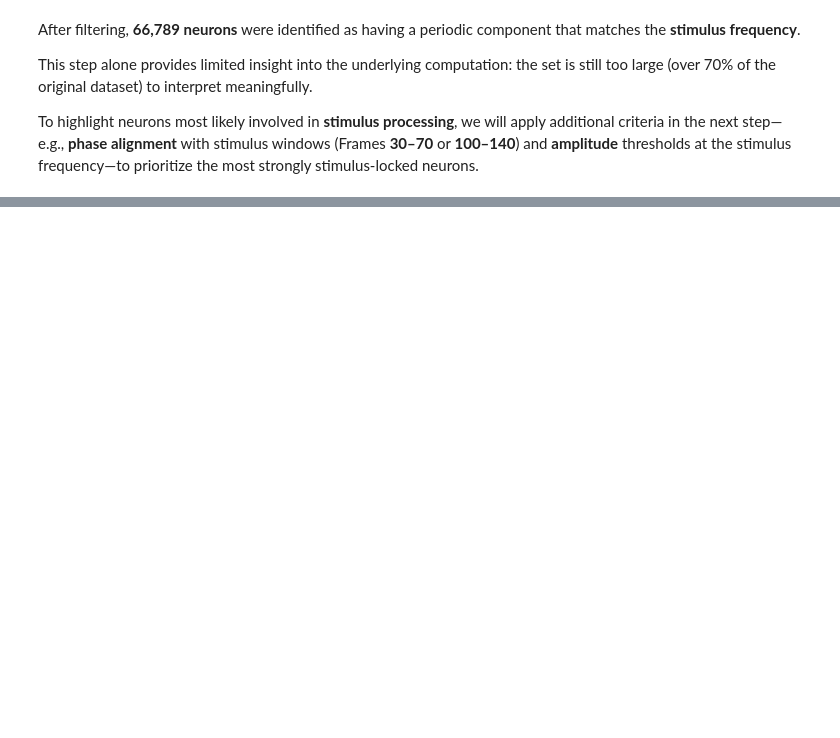
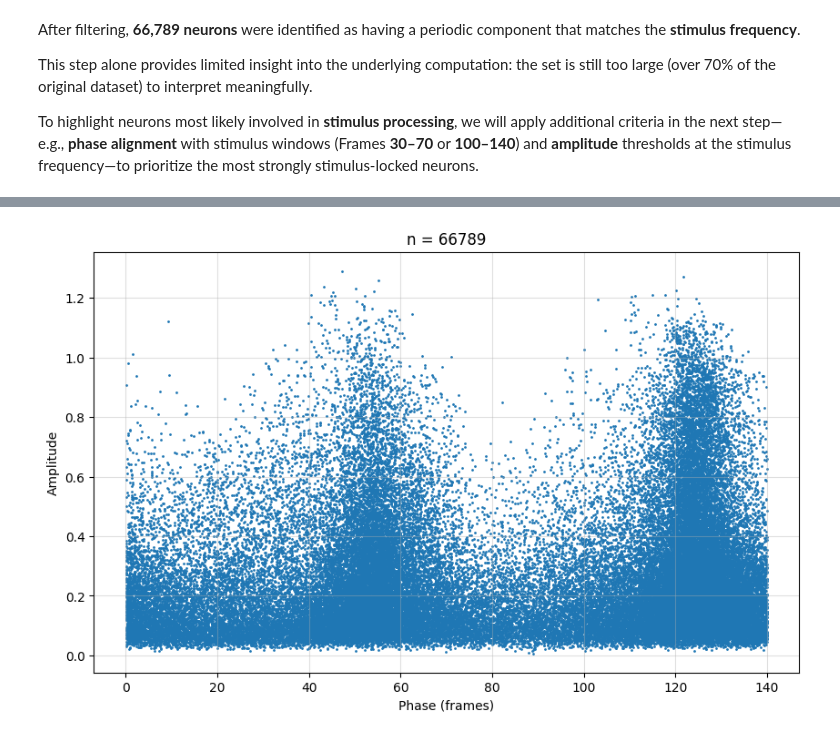
Before and after one commit to JingpinLiu/Fourier, a Jupyter notebook: notebooks/Fourier_Analysis_Demo.ipynb, the cells around one changed output, grey strips where cells are left out. Saved outputs shown, nothing was run; the diff lists cells and outputs as text; code cells hidden in the pictures; blank space fills up the shorter version.

```diff
--- a/notebooks/Fourier_Analysis_Demo.ipynb
+++ b/notebooks/Fourier_Analysis_Demo.ipynb
@@ -311,6 +336,7 @@ stimulus_wavelength = 140
 stimulus_frequency = 1 / stimulus_wavelength
 
 # --- Results storage
+n_neurons = len(cell_resp_z)
 stim_locked_neuronId = []
 stim_locked_amplitude = []
 stim_locked_phase = []
@@ -341,8 +367,8 @@ for idx, (neuron_id, activity) in enumerate(cell_resp_z):
         pct = (idx + 1) / n_neurons * 100
         print(f"Processed {idx + 1}/{n_neurons} neurons ({pct:.1f}%)")
 
-print(f"\n✅ Analysis complete! Found {len(stim_locked_neuron)} stimulus-locked neurons. ({100*len(stim_locked_neuron)/len(cell_resp_z):.1f}%)")
-stim_locked_cells = np.column_stack((
+print(f"\n✅ Analysis complete! Found {len(stim_locked_neuronId)} stimulus-locked neurons. ({100*len(stim_locked_neuronId)/len(cell_resp_z):.1f}%)")
+stim_locked_neuron = np.column_stack((
     np.array(stim_locked_neuronId, dtype=int),
     np.array(stim_locked_amplitude, dtype=float),
     np.array(stim_locked_phase, dtype=float)
@@ -355,0 +414,11 @@ To highlight neurons most likely involved in **stimulus processing**, we will ap
+# %%
+#plot
+plt.figure(figsize = (10,6))
+plt.grid(alpha=0.4)
+plt.scatter(stim_locked_phase,stim_locked_amplitude,s = 1)
+plt.xlabel('Phase (frames)')
+plt.ylabel('Amplitude')
+plt.title(f'n = {len(stim_locked_neuron)}')
+plt.show()
+# %% [output]
+[figure, added]
```
Also changed, not shown: parts of 21 cells of this notebook.
